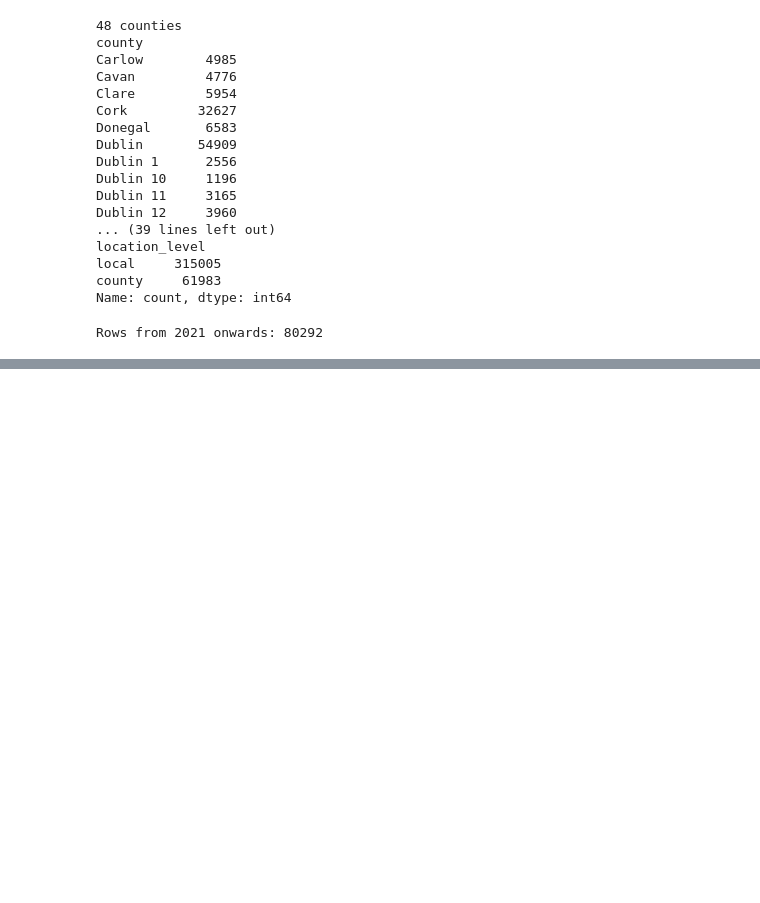
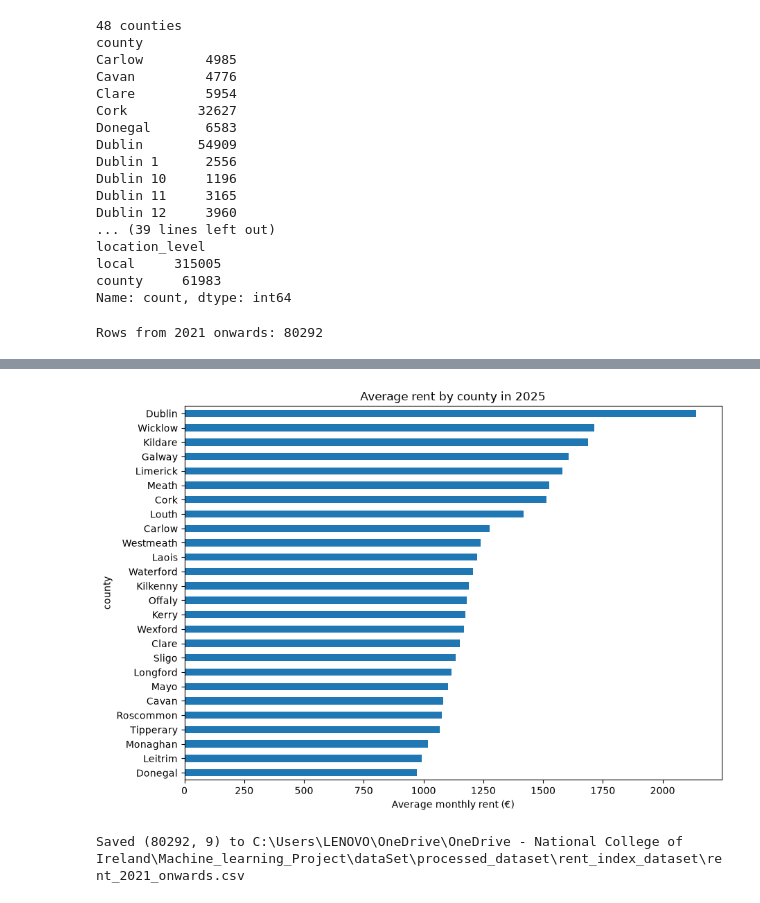
Before and after one commit to pacharyanci/ML-House-Price-Project, a Jupyter notebook: Notebooks/data_cleaning/rental_data.ipynb, the cells around one changed output, grey strips where cells are left out. Saved outputs shown, nothing was run; the diff lists cells and outputs as text; code cells hidden in the pictures; blank space fills up the shorter version.

```diff
--- a/Notebooks/data_cleaning/rental_data.ipynb
+++ b/Notebooks/data_cleaning/rental_data.ipynb
@@ -202,0 +259,25 @@ Rows from 2021 onwards: 80292
+# %%
+# lets see Average rent by county (latest year, 2025)
+rent_2025 = county_rent[county_rent['year'] == 2025]
+county_avg = rent_2025.groupby('county')['avg_rent'].mean().sort_values()
+
+plt.figure(figsize=(10, 7))
+county_avg.plot(kind='barh')
+plt.xlabel('Average monthly rent (€)')
+plt.title('Average rent by county in 2025')
+plt.show()
+# %% [output]
+[figure, added]
+# %%
+#Saveing the processed rent data
+import os
+
+save_folder = r'C:\Users\LENOVO\OneDrive\OneDrive - National College of Ireland\Machine_learning_Project\dataSet\processed_dataset\rent_index_dataset'
+os.makedirs(save_folder, exist_ok=True)
+
+save_path = save_folder + r'\rent_2021_onwards.csv'
+rent.to_csv(save_path, index=False)
+
+print('Saved', rent.shape, 'to', save_path)
+# %% [output]
+Saved (80292, 9) to C:\Users\LENOVO\OneDrive\OneDrive - National College of Ireland\Machine_learning_Project\dataSet\processed_dataset\rent_index_dataset\rent_2021_onwards.csv
```
Also changed, not shown: parts of 3 cells of this notebook.
